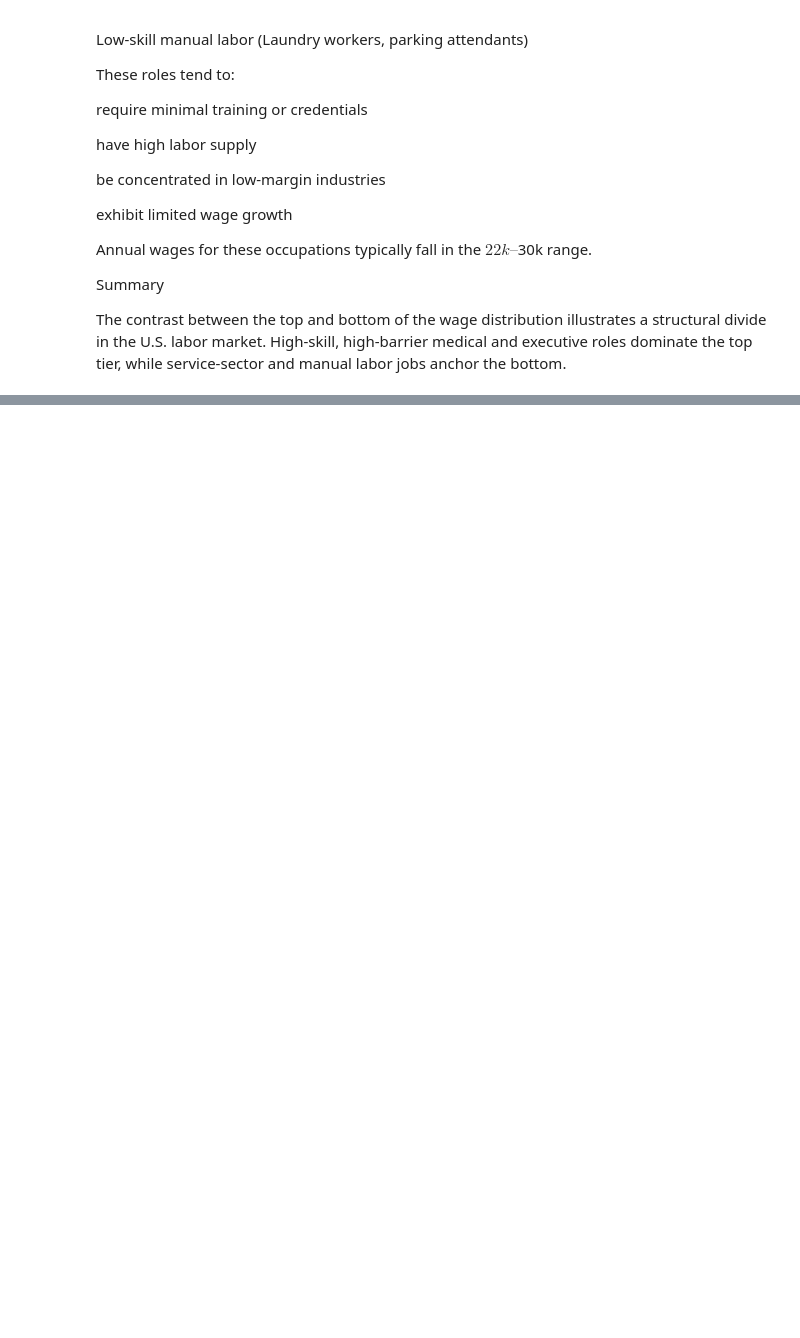
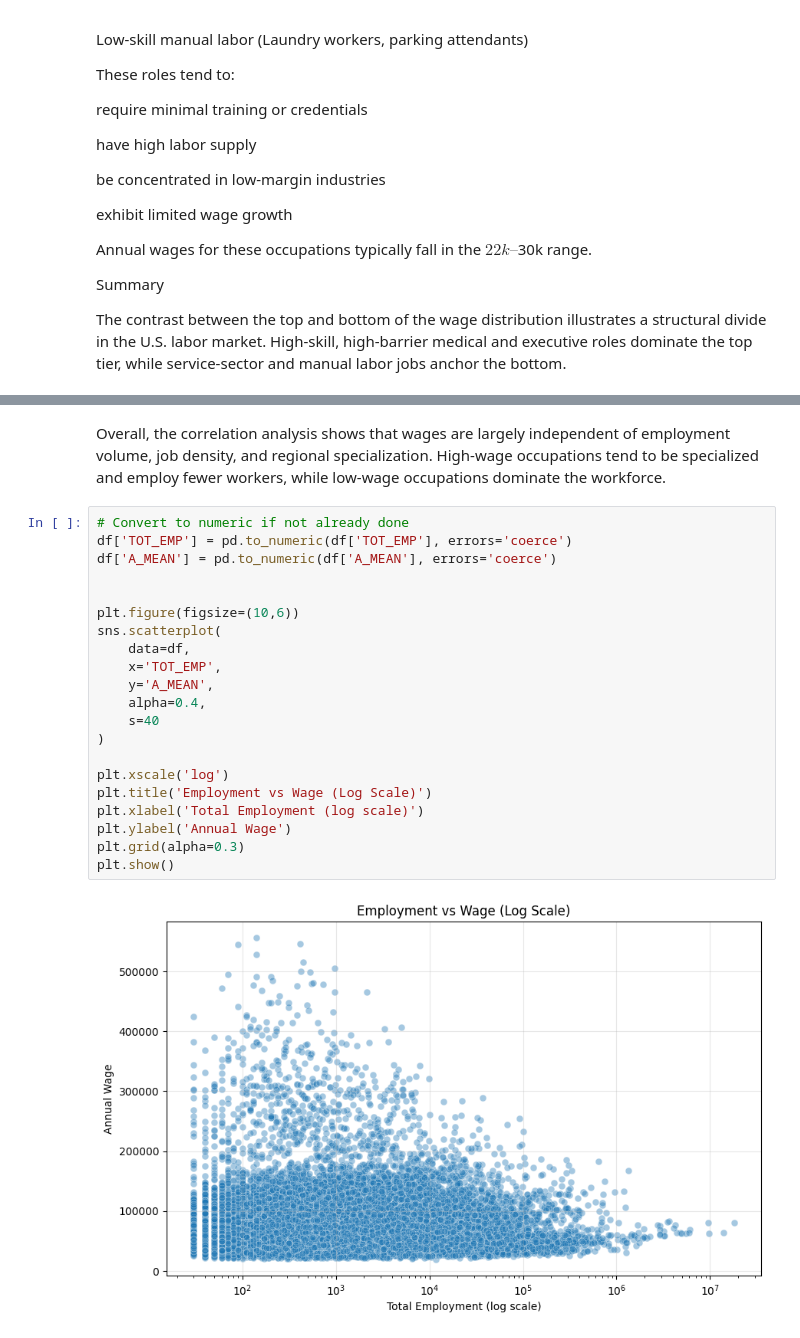
Before and after one commit to asn5995/dataScienceProject-DepartmentOfLabour, a Jupyter notebook: code.ipynb, the cells around one changed output, grey strips where cells are left out. Drawn from its saved outputs; the diff is of its cells as text; blank space fills up the shorter version.

```diff
--- a/code.ipynb
+++ b/code.ipynb
@@ -265,0 +292,25 @@ The contrast between the top and bottom of the wage distribution illustrates a s
+# %% [markdown]
+Overall, the correlation analysis shows that wages are largely independent of employment volume, job density, and regional specialization. High-wage occupations tend to be specialized and employ fewer workers, while low-wage occupations dominate the workforce.
+# %%
+# Convert to numeric if not already done
+df['TOT_EMP'] = pd.to_numeric(df['TOT_EMP'], errors='coerce')
+df['A_MEAN'] = pd.to_numeric(df['A_MEAN'], errors='coerce')
+
+
+plt.figure(figsize=(10,6))
+sns.scatterplot(
+    data=df,
+    x='TOT_EMP',
+    y='A_MEAN',
+    alpha=0.4,
+    s=40
+)
+
+plt.xscale('log')
+plt.title('Employment vs Wage (Log Scale)')
+plt.xlabel('Total Employment (log scale)')
+plt.ylabel('Annual Wage')
+plt.grid(alpha=0.3)
+plt.show()
+# %% [output]
+[figure, added]
```
Also changed, not shown: parts of 7 cells of this notebook.
